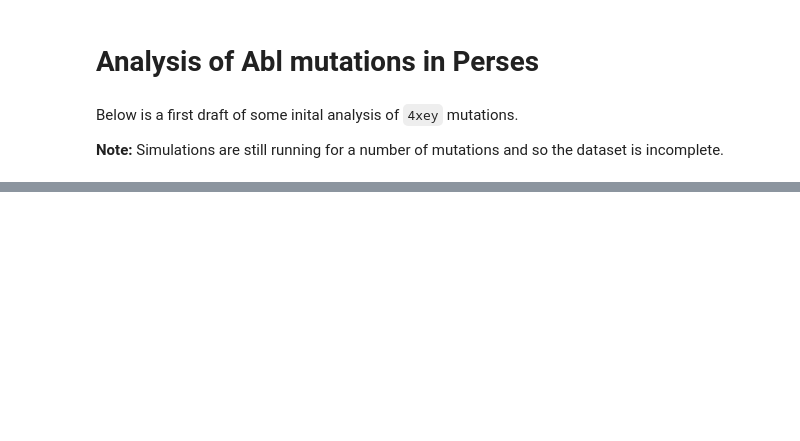
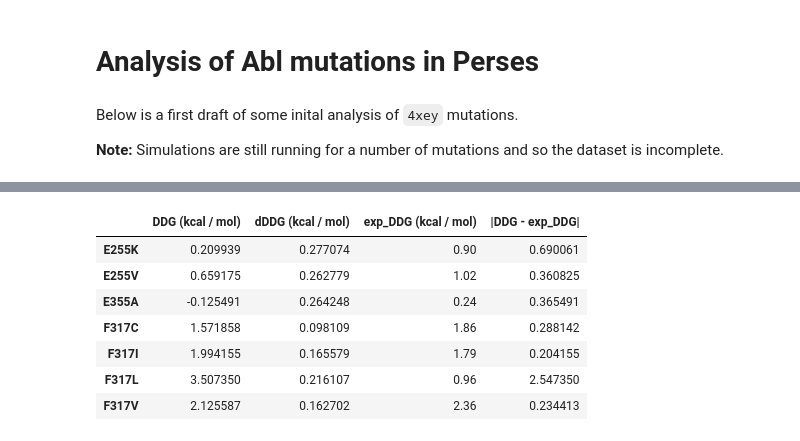
Before and after one commit to openkinome/study-abl-resistance, a Jupyter notebook: notebooks/abl_perses_analysis.ipynb, the cells around one changed output, grey strips where cells are left out. Saved outputs shown, nothing was run; the diff lists cells and outputs as text; code cells hidden in the pictures; blank space fills up the shorter version.

```diff
--- a/notebooks/abl_perses_analysis.ipynb
+++ b/notebooks/abl_perses_analysis.ipynb
@@ -125,7 +125,8 @@ def plot_works(forward_work_offset,
 #              'M351T', 'T315A', 'T315I', 'V299L', 'Y253F']
 
 # testing subset
-mutations = ['E255K', 'E255V', 'E355A', 'F317C']
+mutations = ['E255K', 'E255V', 'E355A', 'F317C', 'F317I',
+            'F317L', 'F317V']
 # %%
 df = {}
 
@@ -255,0 +273,19 @@ df
+# %%
+pddf = pd.DataFrame(df).T
+pddf = pddf * KT_KCALMOL
+pddf.columns = ["DDG (kcal / mol)", "dDDG (kcal / mol)"]
+
+# manually adding experimental values for now...
+exp_DDG = [0.9, 1.02, 0.24, 1.86, 1.79, 0.96, 2.36]
+pddf['exp_DDG (kcal / mol)'] = exp_DDG
+pddf['|DDG - exp_DDG|'] = (pddf['DDG (kcal / mol)'] - pddf['exp_DDG (kcal / mol)']).abs()
+pddf
+# %% [output]
+|  | DDG (kcal / mol) | dDDG (kcal / mol) | exp_DDG (kcal / mol) | |DDG - exp_DDG| |
+| E255K | 0.209939 | 0.277074 | 0.90 | 0.690061 |
+| E255V | 0.659175 | 0.262779 | 1.02 | 0.360825 |
+| E355A | -0.125491 | 0.264248 | 0.24 | 0.365491 |
+| F317C | 1.571858 | 0.098109 | 1.86 | 0.288142 |
+| F317I | 1.994155 | 0.165579 | 1.79 | 0.204155 |
+| F317L | 3.507350 | 0.216107 | 0.96 | 2.547350 |
+| F317V | 2.125587 | 0.162702 | 2.36 | 0.234413 |
```
Also changed, not shown: parts of 9 cells of this notebook.
